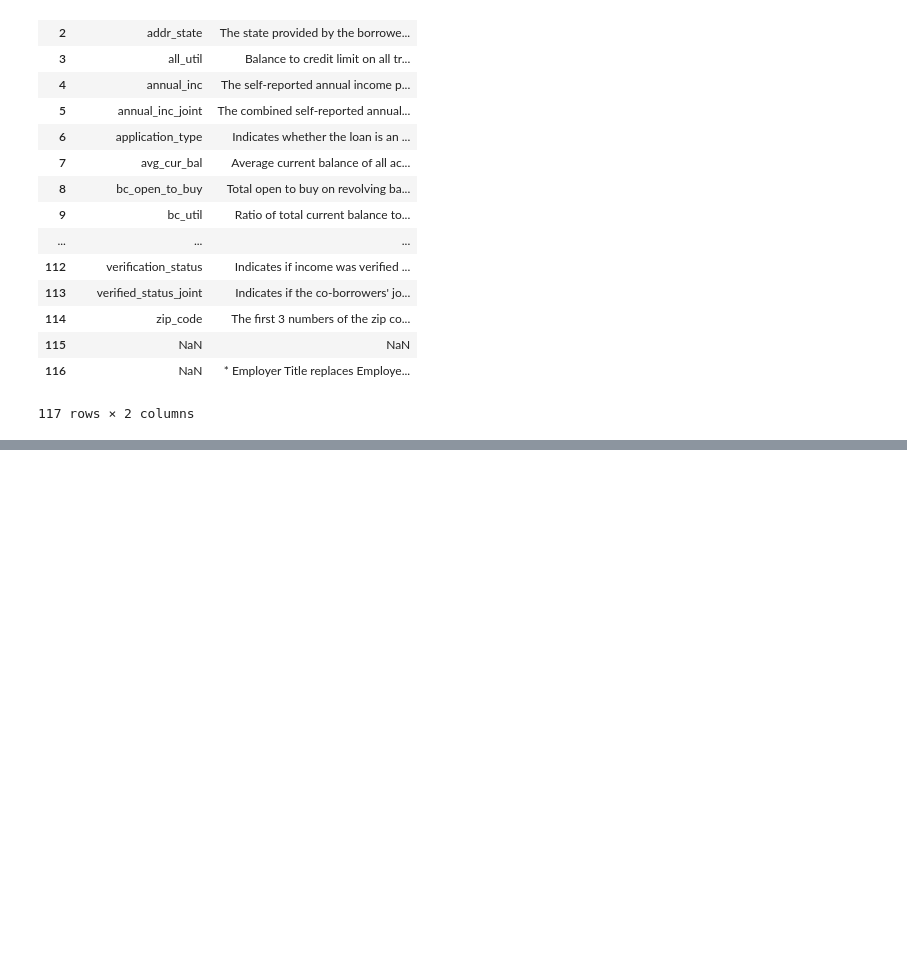
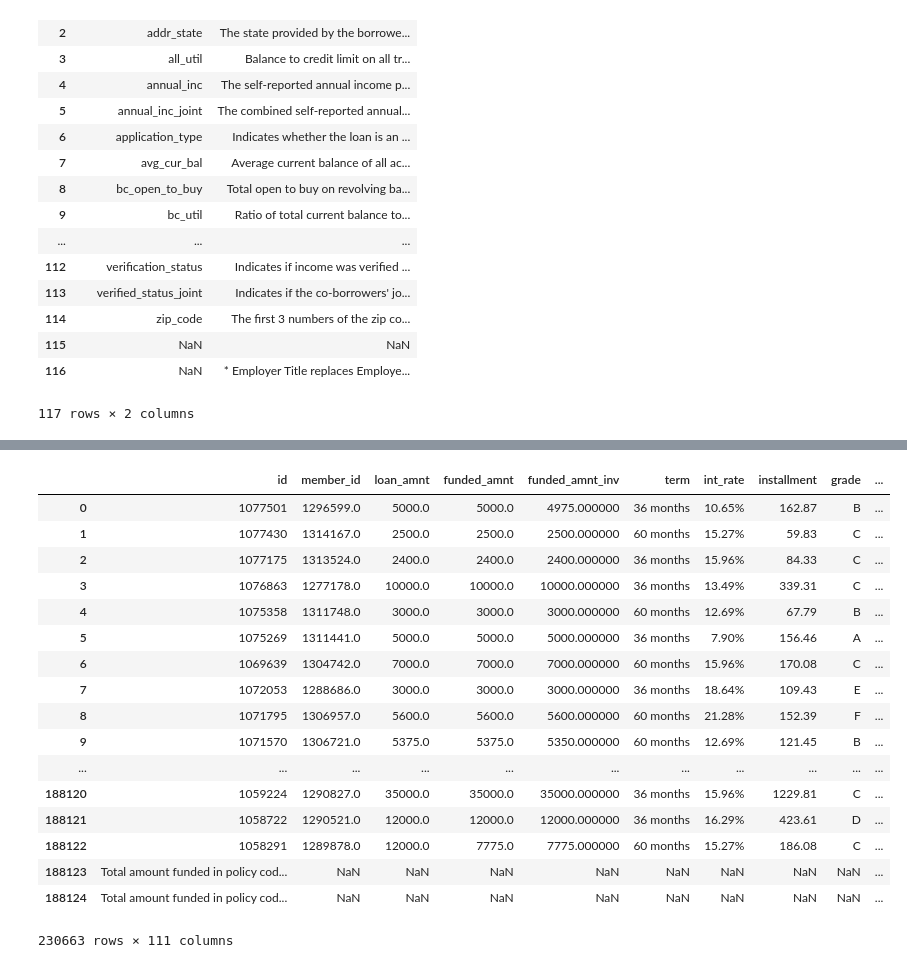
Before and after one commit to satishjasthi/data-science-intensive, a Jupyter notebook: capstone/LoanData.ipynb, the cells around one changed output, grey strips where cells are left out. Drawn from its saved outputs; the diff is of its cells as text; code cells hidden in the pictures; blank space fills up the shorter version.

Commit message:
concatenated original csvs.

```diff
--- a/capstone/LoanData.ipynb
+++ b/capstone/LoanData.ipynb
@@ -83,0 +72,22 @@ Index([u'Notes offered by Prospectus (https://www.lendingclub.com/info/prospectu
+# %%
+loans = pd.concat([ldf, ldf1], axis=0)
+loans
+# %% [output]
+|  | id | member_id | loan_amnt | funded_amnt | funded_amnt_inv | term | int_rate | installment | grade | ... |
+| 0 | 1077501 | 1296599.0 | 5000.0 | 5000.0 | 4975.000000 | 36 months | 10.65% | 162.87 | B | ... |
+| 1 | 1077430 | 1314167.0 | 2500.0 | 2500.0 | 2500.000000 | 60 months | 15.27% | 59.83 | C | ... |
+| 2 | 1077175 | 1313524.0 | 2400.0 | 2400.0 | 2400.000000 | 36 months | 15.96% | 84.33 | C | ... |
+| 3 | 1076863 | 1277178.0 | 10000.0 | 10000.0 | 10000.000000 | 36 months | 13.49% | 339.31 | C | ... |
+| 4 | 1075358 | 1311748.0 | 3000.0 | 3000.0 | 3000.000000 | 60 months | 12.69% | 67.79 | B | ... |
+| 5 | 1075269 | 1311441.0 | 5000.0 | 5000.0 | 5000.000000 | 36 months | 7.90% | 156.46 | A | ... |
+| 6 | 1069639 | 1304742.0 | 7000.0 | 7000.0 | 7000.000000 | 60 months | 15.96% | 170.08 | C | ... |
+| 7 | 1072053 | 1288686.0 | 3000.0 | 3000.0 | 3000.000000 | 36 months | 18.64% | 109.43 | E | ... |
+| 8 | 1071795 | 1306957.0 | 5600.0 | 5600.0 | 5600.000000 | 60 months | 21.28% | 152.39 | F | ... |
+| 9 | 1071570 | 1306721.0 | 5375.0 | 5375.0 | 5350.000000 | 60 months | 12.69% | 121.45 | B | ... |
+| ... | ... | ... | ... | ... | ... | ... | ... | ... | ... | ... |
+| 188120 | 1059224 | 1290827.0 | 35000.0 | 35000.0 | 35000.000000 | 36 months | 15.96% | 1229.81 | C | ... |
+| 188121 | 1058722 | 1290521.0 | 12000.0 | 12000.0 | 12000.000000 | 36 months | 16.29% | 423.61 | D | ... |
+| 188122 | 1058291 | 1289878.0 | 12000.0 | 7775.0 | 7775.000000 | 60 months | 15.27% | 186.08 | C | ... |
+| 188123 | Total amount funded in policy cod... | NaN | NaN | NaN | NaN | NaN | NaN | NaN | NaN | ... |
+| 188124 | Total amount funded in policy cod... | NaN | NaN | NaN | NaN | NaN | NaN | NaN | NaN | ... |
+230663 rows × 111 columns
```
Also changed, not shown: parts of 18 cells of this notebook.
